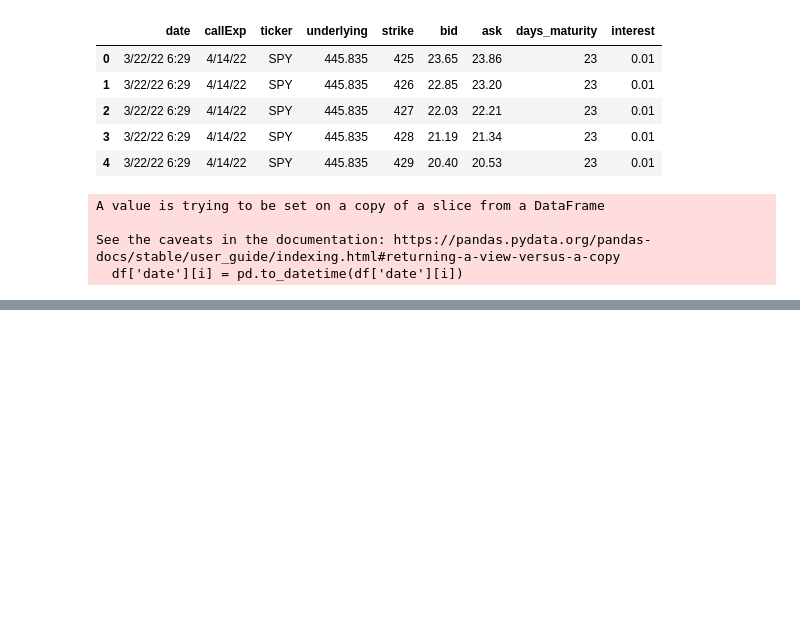
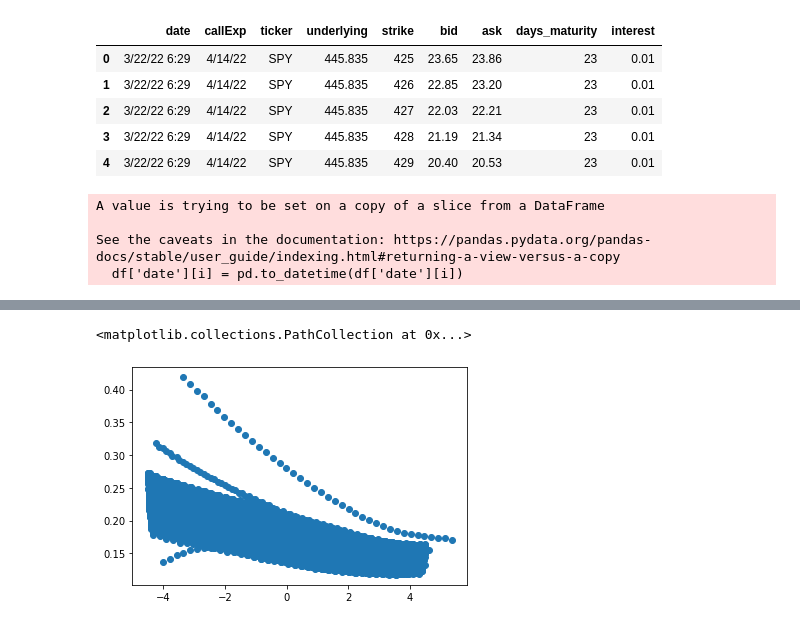
Before and after one commit to Roo541/smile_article, a Jupyter notebook: data.ipynb, the cells around one changed output, grey strips where cells are left out. Saved outputs shown, nothing was run; the diff lists cells and outputs as text; code cells hidden in the pictures; blank space fills up the shorter version.

```diff
--- a/data.ipynb
+++ b/data.ipynb
@@ -58,0 +105,3 @@ for i in range(len(test)):
+# %%
+for i in range(len(df_2)):
+    df_2['pct_away'][i] = ((df_2['strike'][i]/df_2['underlying'][i])-1)*100
@@ -58,0 +118,5 @@ for i in range(len(test)):
+# %%
+plt.scatter(df_2['pct_away'],df_2['vol'])
+# %% [output]
+<matplotlib.collections.PathCollection at 0x...>
+[figure, added]
```
Also changed, not shown: parts of 21 cells of this notebook, 10 other files.
